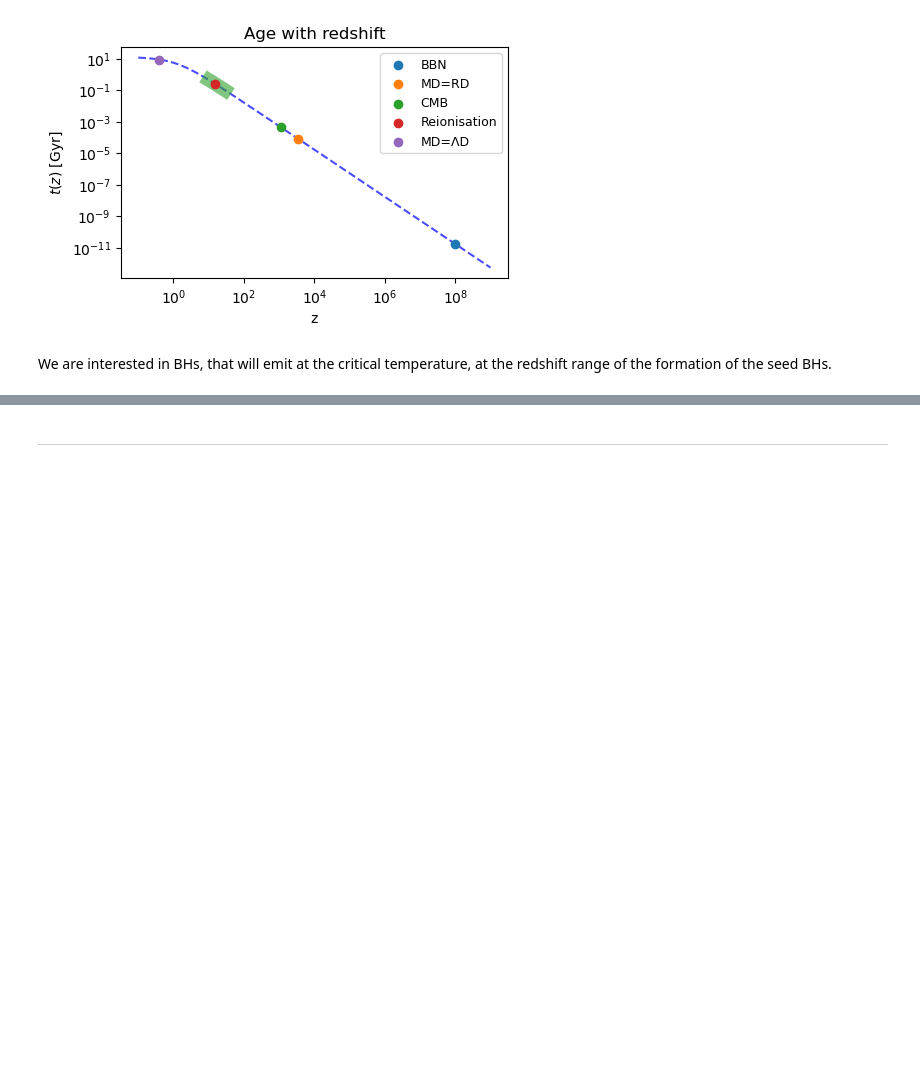
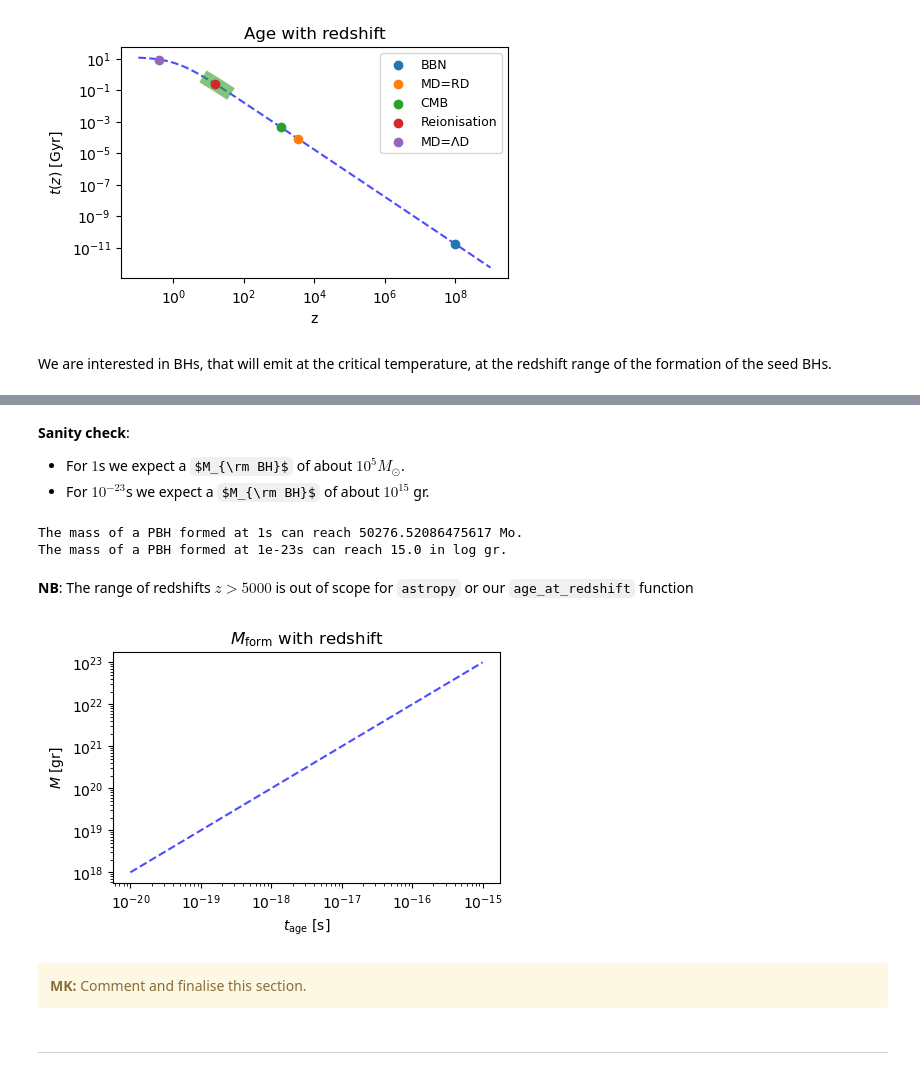
Before and after one commit to MariosNT/DCBHs_HR_PBHs, a Jupyter notebook: BlackHoleSpectrum.ipynb, the cells around one changed output, grey strips where cells are left out. Cells and saved outputs as stored; diff of their text form; code cells hidden in the pictures; some formulas as TeX source; blank space fills up the shorter version.

Commit message:
Update PBH formation time

```diff
--- a/BlackHoleSpectrum.ipynb
+++ b/BlackHoleSpectrum.ipynb
@@ -334,3 +349,43 @@ We are interested in BHs, that will emit at the critical temperature, at the red
+# %% [markdown]
+**Sanity check**:
+
+- For $1$s we expect a $M_{\rm BH}$ of about $10^5 M_{\odot}$.
+- For $10^{-23}$s we expect a $M_{\rm BH}$ of about $10^{15}$ gr.
+# %%
+t_form_sec = 1/(YEARS_2_SEC*1e9)  #To transform it to Gyr
+mass_form = formation_mass_at_time(t_form_sec)
+
+print(f"The mass of a PBH formed at 1s can reach {mass_form} Mo.")
+
+t_form_sec = 1e-23/(YEARS_2_SEC*1e9)  #To transform it to Gyr
+mass_form = formation_mass_at_time(t_form_sec)
+
+print(f"The mass of a PBH formed at 1e-23s can reach {np.log10(mass_form*M_SOLAR_2_GRAMS)} in log gr.")
+# %% [output]
+The mass of a PBH formed at 1s can reach 50276.52086475617 Mo.
+The mass of a PBH formed at 1e-23s can reach 15.0 in log gr.
+# %% [markdown]
+**NB**: The range of redshifts $z>5000$ is out of scope for `astropy` or our `age_at_redshift` function
+# %%
+age_range = np.logspace(-20, -15, 20)/(YEARS_2_SEC*1e9)  #To transform it to Gyr
+mass_form = formation_mass_at_time(age_range)
+
+fig = plt.figure(figsize = (5, 3))
+ax1 = fig.add_subplot(1, 1, 1)
+
+ax1.loglog(age_range*(YEARS_2_SEC*1e9), mass_form*M_SOLAR_2_GRAMS, c='blue', ls='--', alpha=0.7)
+
+ax1.set_ylabel(r'$M$ [gr]')
+ax1.set_xlabel(r'$t_{\rm age}$ [s]')
+ax1.set_title(r'$M_{\rm form}$ with redshift')
+
+plt.show()
+# %% [output]
+[figure, added]
+# %% [markdown]
+<div class="alert alert-block alert-warning">
+  <b>MK:</b> Comment and finalise this section.
+</div>
 # %% [markdown]
 --------------------------------------------------------------------
 # %% [markdown]
```
Also changed, not shown: parts of 26 cells of this notebook, 2 other files.
